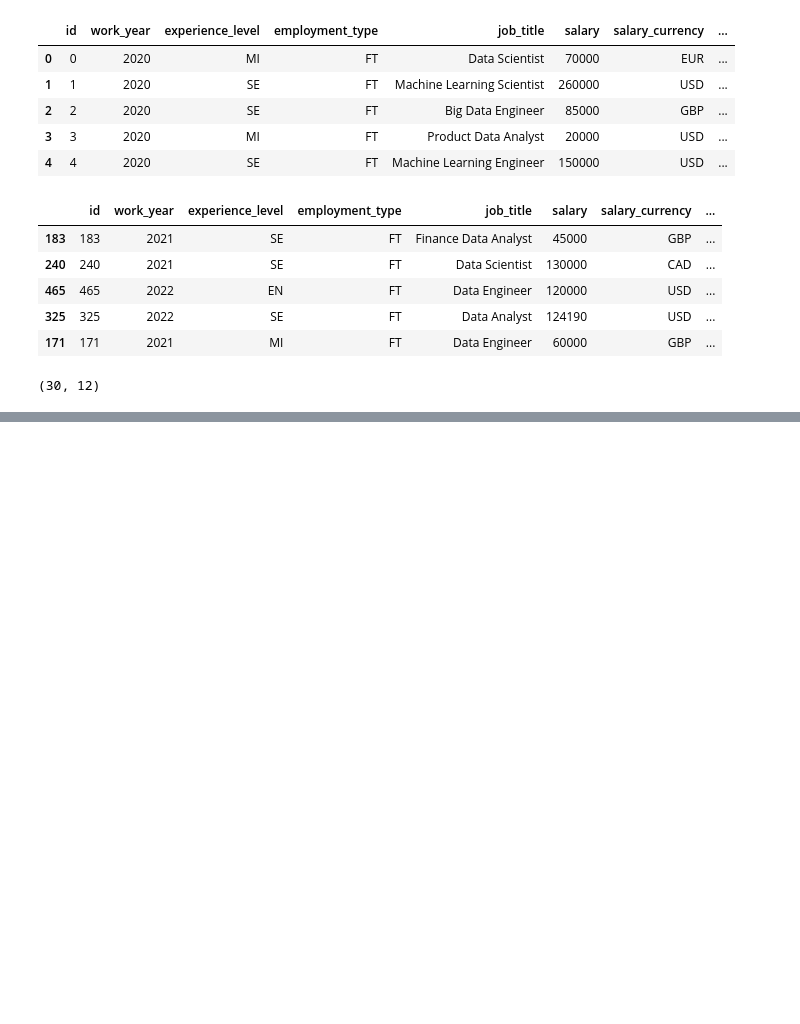
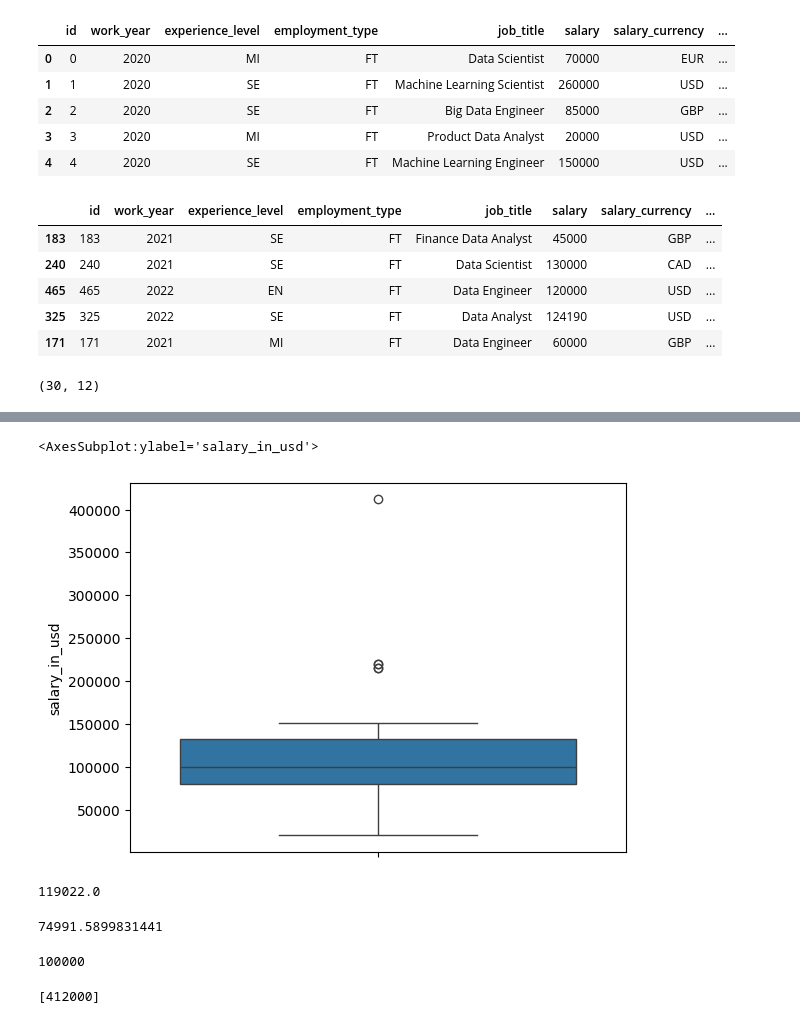
Before and after one commit to bhandariarun/365-365-days, a Jupyter notebook: March/Kaggle_data.ipynb, the cells around one changed output, grey strips where cells are left out. Drawn from its saved outputs; the diff is of its cells as text; code cells hidden in the pictures; blank space fills up the shorter version.

```diff
--- a/March/Kaggle_data.ipynb
+++ b/March/Kaggle_data.ipynb
@@ -36,0 +60,20 @@ datas.head
+# %%
+sns.boxplot(x['salary_in_usd'])
+# %% [output]
+<AxesSubplot:ylabel='salary_in_usd'>
+[figure, added]
+# %%
+mean = np.mean(x['salary_in_usd'])
+print(mean)
+# %% [output]
+119022.0
+# %%
+std = np.std(x['salary_in_usd'])
+print(std)
+# %% [output]
+74991.5899831441
+# %%
+mode = st.mode(x['salary_in_usd'])
+print(mode)
+# %% [output]
+100000
@@ -36,0 +103,5 @@ datas.head
+# %%
+outliers = detect_outliers(x['salary_in_usd'])
+outliers
+# %% [output]
+[412000]
```
Also changed, not shown: parts of 3 cells of this notebook.
